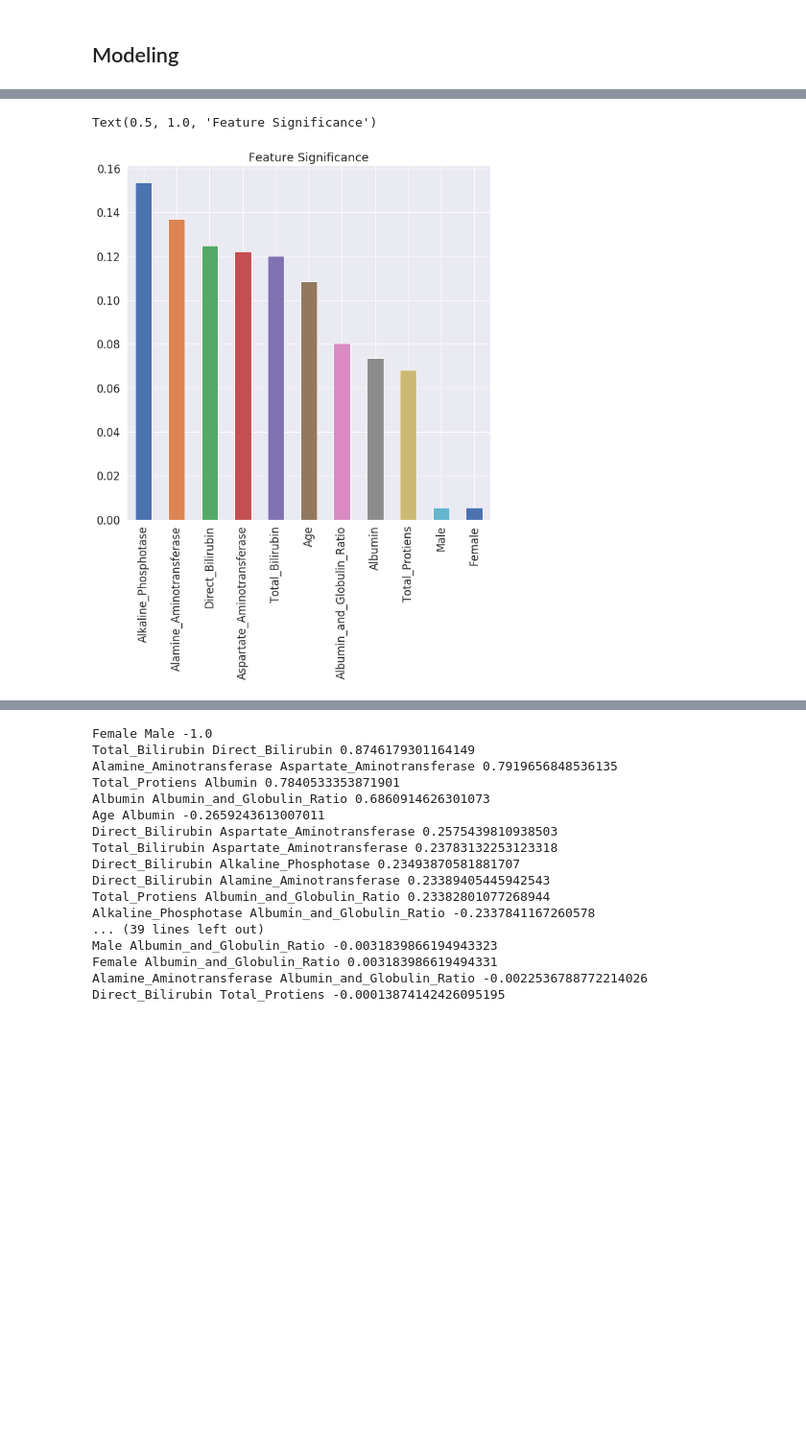
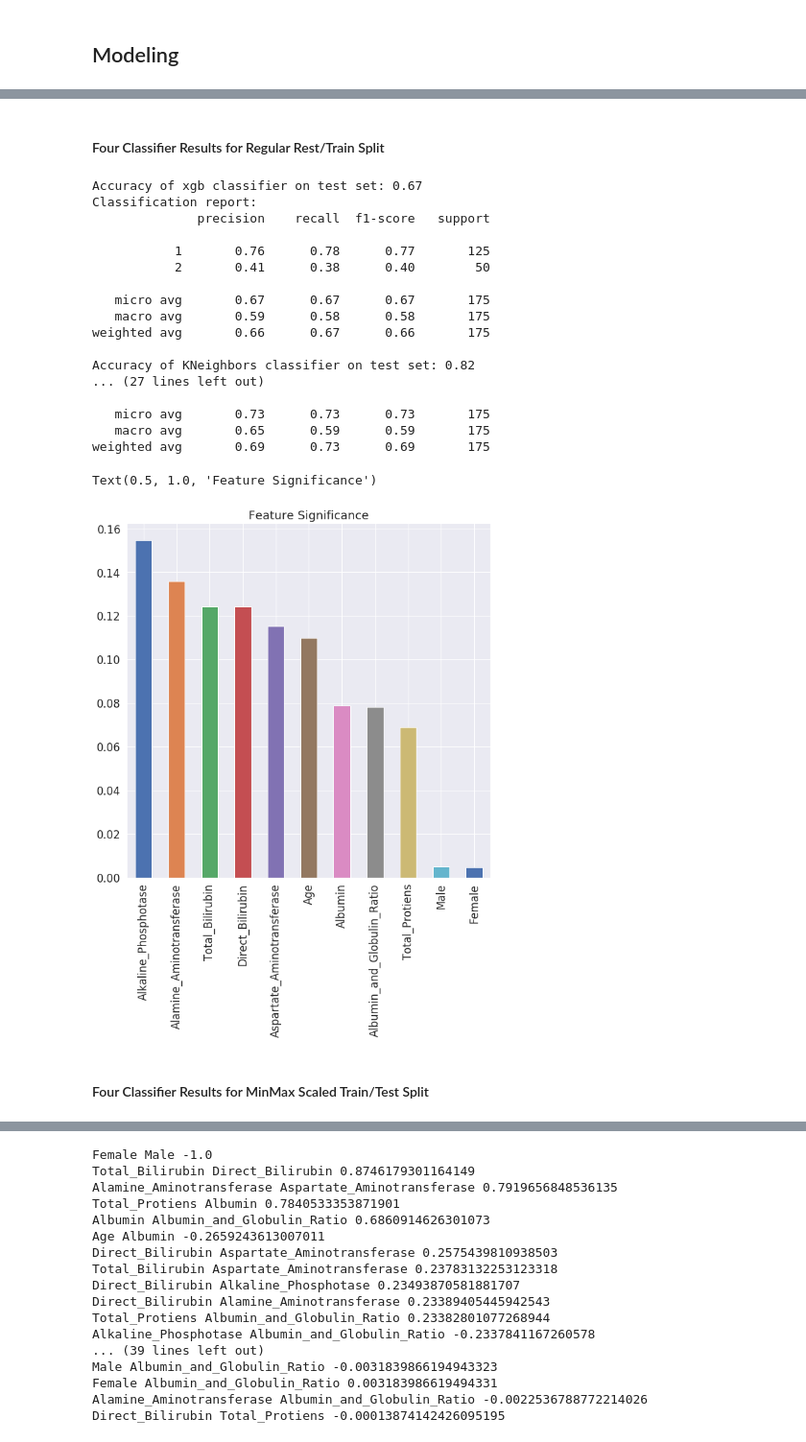
Before and after one commit to ZOvanesyan/Springboard, a Jupyter notebook: Capstone_Project1/Capstone-Project1.ipynb, the cells around one changed output, grey strips where cells are left out. Shown at 96% size. Drawn from its saved outputs; the diff is of its cells as text; code cells hidden in the pictures; blank space fills up the shorter version.

```diff
--- a/Capstone_Project1/Capstone-Project1.ipynb
+++ b/Capstone_Project1/Capstone-Project1.ipynb
@@ -281,7 +239,7 @@ def XGB(X_train, y_train, X_test, y_test):
     params={'max_depth': [2,3,4], 'subsample': [0.6, 1.0],'colsample_bytree': [0.5, 0.6],
     'n_estimators': [500, 1000], 'reg_alpha': [0.03, 0.05]}
 
-    xgb = GridSearchCV(xgb_clf,param_grid=params, n_jobs=-1, cv=3, scoring='accuracy')
+    xgb = GridSearchCV(xgb_clf,param_grid=params, n_jobs=-1, cv=3, scoring='f1')
     xgb.fit(X_train, y_train)
 
     y_pred = xgb.predict(X_test)
@@ -303,7 +261,7 @@ def LR(X_train, y_train, X_test, y_test):
     clf = LogisticRegression()
     grid_values = {'penalty': ['l1','l2'], 'C': [0.001,0.01,0.1,1,10,100,1000]}
 
-    lr = GridSearchCV(clf, param_grid=grid_values, cv=3, n_jobs=-1, scoring="accuracy")
+    lr = GridSearchCV(clf, param_grid=grid_values, cv=3, n_jobs=-1, scoring="f1")
     lr.fit(X_train, y_train)
 
     # make predictions on test data
@@ -325,7 +283,7 @@ def KNN(X_train, y_train, X_test, y_test):
     k_range = list(range(1, 31))
     param_grid = dict(n_neighbors=k_range)
 
-    grid = GridSearchCV(reg, param_grid, cv=3, n_jobs=-1, scoring='accuracy')
+    grid = GridSearchCV(reg, param_grid, cv=3, n_jobs=-1, scoring='f1')
     grid.fit(X_train, y_train)
 
     print('Accuracy of KNeighbors classifier on test set: {:.2f}'.format(grid.score(X_test, y_test)))
@@ -369,12 +333,3 @@ def RF(X_train, y_train, X_test, y_test):
-# %%
-coef = pd.Series(cl_rand_fr.feature_importances_, index = X_train.columns).sort_values(ascending=False)
-
-plt.figure(figsize=(10, 10))
-coef.head(11).plot(kind='bar')
-plt.title('Feature Significance')
-# %% [output]
-Text(0.5, 1.0, 'Feature Significance')
-[figure, removed]
 # %%
 model = ["Xgboost", "KN Neighbors", "Logistic Regression", "Random Forest"]
 fsc1=[]
@@ -384 +340,57 @@ result = ["Regular", "Quantile", "SMOTE", "Max"]
+# %% [markdown]
+#### Four Classifier Results for Regular Rest/Train Split
+# %%
+X_train, X_test, y_train, y_test = train_test_split(X[cols], y, test_size = 0.3, random_state=42, stratify=y)
+
+fscore, accuracy = XGB(X_train, y_train, X_test, y_test)
+
+fsc1.append(fscore[0])
+fsc2.append(fscore[1])
+acc.append(accuracy)
+
+fscore, accuracy = KNN(X_train, y_train, X_test, y_test)
+
+fsc1.append(fscore[0])
+fsc2.append(fscore[1])
+acc.append(accuracy)
+
+fscore, accuracy = LR(X_train, y_train, X_test, y_test)
+
+fsc1.append(fscore[0])
+fsc2.append(fscore[1])
+acc.append(accuracy)
+
+fscore, accuracy, features = RF(X_train, y_train, X_test, y_test)
+
+fsc1.append(fscore[0])
+fsc2.append(fscore[1])
+acc.append(accuracy)
+
+coef = pd.Series(features, index = X_train.columns).sort_values(ascending=False)
+
+plt.figure(figsize=(10, 10))
+coef.head(11).plot(kind='bar')
+plt.title('Feature Significance')
+# %% [output]
+Accuracy of xgb classifier on test set: 0.67
+Classification report:
+              precision    recall  f1-score   support
+
+           1       0.76      0.78      0.77       125
+           2       0.41      0.38      0.40        50
+
+   micro avg       0.67      0.67      0.67       175
+   macro avg       0.59      0.58      0.58       175
+weighted avg       0.66      0.67      0.66       175
+
+Accuracy of KNeighbors classifier on test set: 0.82
+... (27 lines left out)
+
+   micro avg       0.73      0.73      0.73       175
+   macro avg       0.65      0.59      0.59       175
+weighted avg       0.69      0.73      0.69       175
+Text(0.5, 1.0, 'Feature Significance')
+[figure, added]
+# %% [markdown]
+#### Four Classifier Results for MinMax Scaled Train/Test Split
 # %%
```
Also changed, not shown: parts of 26 cells of this notebook.
